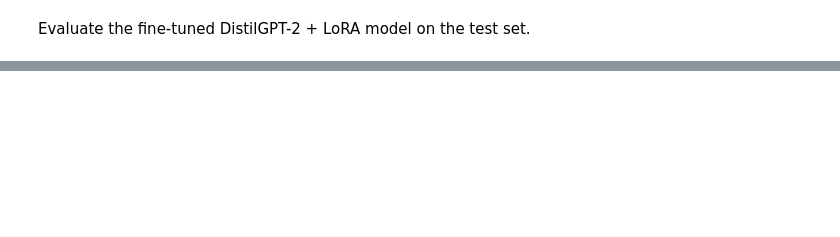
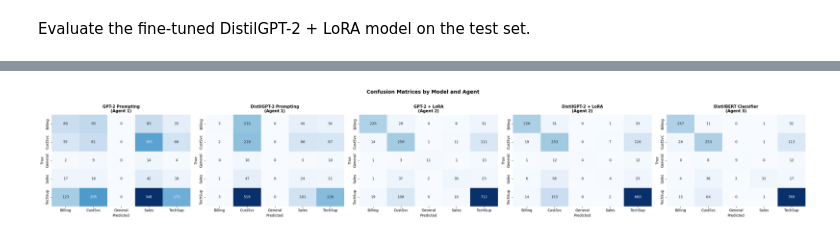
Before and after one commit to djacoo/nlp-llm-project, a Jupyter notebook: notebook.ipynb, the cells around one changed output, grey strips where cells are left out. Cells and saved outputs as stored; diff of their text form; code cells hidden in the pictures; blank space fills up the shorter version.

```diff
--- a/notebook.ipynb
+++ b/notebook.ipynb
@@ -586,0 +1108,23 @@ Compare all agents on the test set in terms of accuracy, computational time, and
+# %%
+# Confusion matrices for all models
+all_preds = [gpt2_preds, distilgpt2_preds, gpt2_lora_preds, distilgpt2_lora_preds, distilbert_preds]
+all_true = [gpt2_true, distilgpt2_true, gpt2_lora_true, distilgpt2_lora_true, distilbert_true]
+titles = ["GPT-2 Prompting\n(Agent 1)", "DistilGPT-2 Prompting\n(Agent 1)",
+          "GPT-2 + LoRA\n(Agent 2)", "DistilGPT-2 + LoRA\n(Agent 2)",
+          "DistilBERT Classifier\n(Agent 3)"]
+short_labels = ["Billing", "CustSvc", "General", "Sales", "TechSup"]
+
+fig, axes = plt.subplots(1, 5, figsize=(30, 5))
+for ax, preds, true, title in zip(axes, all_preds, all_true, titles):
+    cm = confusion_matrix(true, preds, labels=label_list)
+    sns.heatmap(cm, annot=True, fmt="d", cmap="Blues", xticklabels=short_labels,
+                yticklabels=short_labels, ax=ax, cbar=False)
+    ax.set_title(title, fontsize=11, fontweight="bold")
+    ax.set_xlabel("Predicted")
+    ax.set_ylabel("True")
+
+plt.suptitle("Confusion Matrices by Model and Agent", fontsize=14, fontweight="bold", y=1.02)
+plt.tight_layout()
+plt.show()
+# %% [output]
+[figure, added]
```
Also changed, not shown: parts of 38 cells of this notebook.
